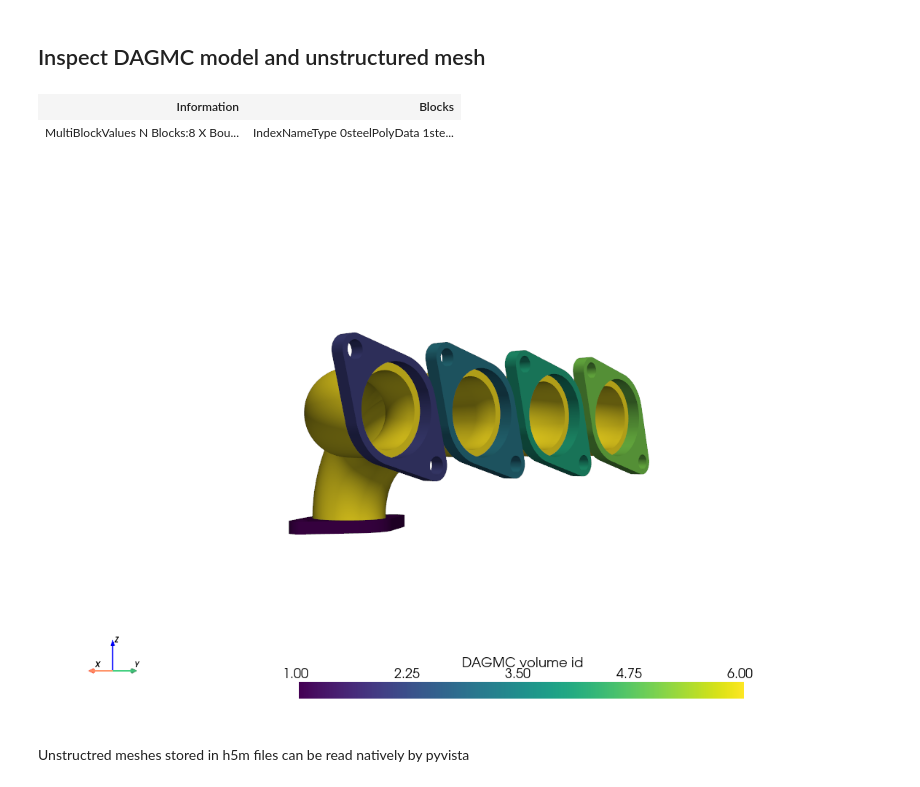
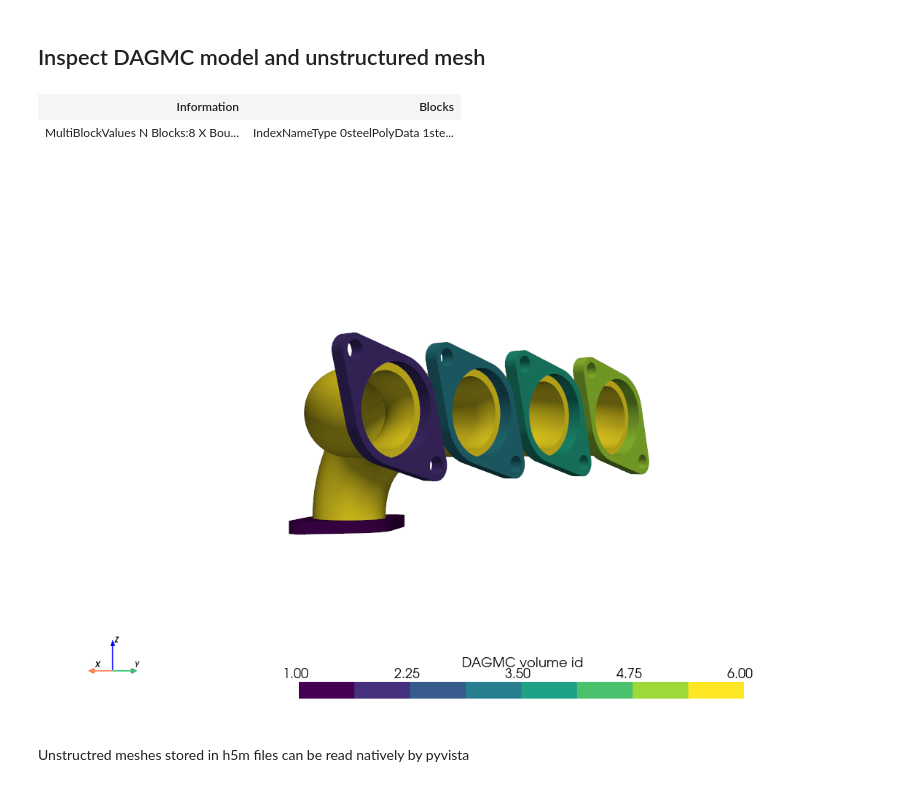
Before and after one commit to Thea-Energy/stellarvista, a Jupyter notebook: examples/example_unstructured_mesh_tally.ipynb, the cells around one changed output. Cells and saved outputs as stored; diff of their text form; code cells hidden in the pictures.

```diff
--- a/examples/example_unstructured_mesh_tally.ipynb
+++ b/examples/example_unstructured_mesh_tally.ipynb
@@ -6,11 +7,12 @@ import stellarvista as sv
 # %%
 model = sv.import_dagmc('./model_manifold/dagmc.h5m')
 display(model)
-model[:-2].plot(jupyter_backend='static', cpos=[1,1,0])
+cmap = plt.get_cmap('viridis', len(model))
+model[:-2].plot(jupyter_backend='static', cmap=cmap, cpos=[1,1,0])
 # %% [output]
 | Information | Blocks |
 | MultiBlockValues N Blocks:8 X Bou... | IndexNameType 0steelPolyData 1ste... |
-[figure, old version]
+[figure, new version]
 # %% [markdown]
 Unstructred meshes stored in h5m files can be read natively by pyvista
 # %%
```
Also changed, not shown: parts of 1 cell of this notebook, 4 other files.
